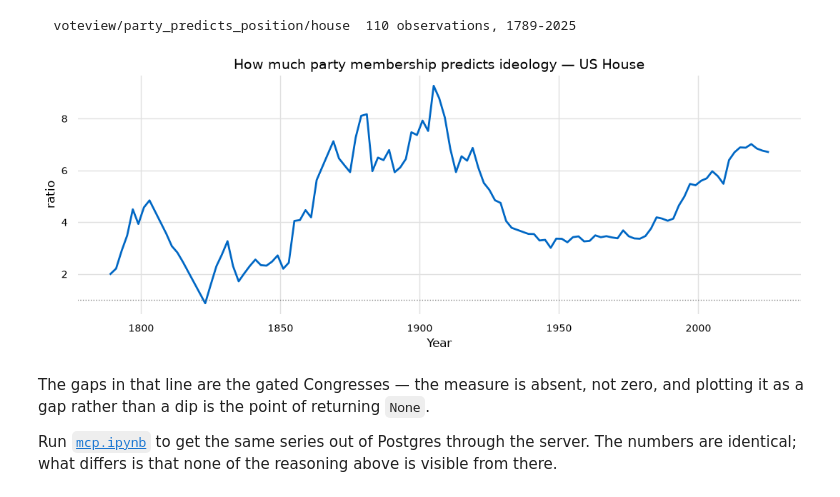
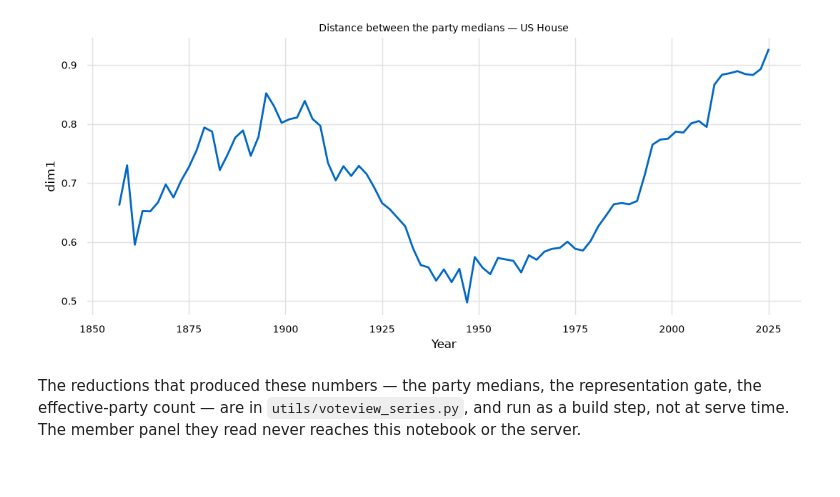
Before and after one commit to glyfish/meida, a Jupyter notebook: notebooks/voteview/client.ipynb, the cells around one changed output. Cells and saved outputs as stored; diff of their text form; code cells hidden in the pictures.

```diff
--- a/notebooks/voteview/client.ipynb
+++ b/notebooks/voteview/client.ipynb
@@ -121,0 +31,8 @@ The same call the loader makes, then straight to a figure.
+# %%
+async with TimeSeriesSourceClient() as store:
+    refs = await store.list_series(source="voteview")
+
+print(f"{len(refs)} Voteview series\n")
+for r in refs:
+    print(f"  {r.native_id:42s} {r.frequency:9s} "
+          f"{r.observation_start}..{r.observation_end}")
@@ -121,0 +55,12 @@ The same call the loader makes, then straight to a figure.
+# %%
+async with TimeSeriesSourceClient() as store:
+    gap = await store.get_series("voteview", "voteview/median_gap/house")
+
+print(gap.title)
+print(f"  {gap.units} | {gap.observation_count} observations "
+      f"| {gap.observation_start}..{gap.observation_end}")
+print(f"  due {str(gap.expires_at)[:10]} | stale={gap.stale}")
+
+first = gap.observations[0]
+print(f"\n  first observation : {first!r}")
+print(f"  value type        : {type(first.value).__name__}")
@@ -122,25 +141,17 @@ The same call the loader makes, then straight to a figure.
 # %%
-record = vs.build_series("party_predicts_position", "House", scores=panel)
-years = [int(o["date"][:4]) for o in record["observations"]]
-values = [float(o["value"]) for o in record["observations"]]
+years = [int(o.date[:4]) for o in gap.observations]
+values = [float(o.value) for o in gap.observations]
 
-print(f"  {record['native_id']}  {record['observation_count']} observations, "
-      f"{record['observation_start'][:4]}-{record['observation_end'][:4]}")
-
-fig, ax = pyplot.subplots(figsize=(11, 4.5))
-ax.plot(years, values, lw=2)
-ax.axhline(1, color="grey", ls=":", lw=1)
-ax.set_xlabel("Year"); ax.set_ylabel(record["units"])
-ax.set_title(record["title"])
-fig.tight_layout()
+figure, axis = pyplot.subplots(figsize=(11, 5))
+axis.plot(years, values, lw=2)
+axis.set_title(gap.title, fontsize=10)
+axis.set_xlabel("Year")
+axis.set_ylabel(gap.units)
+figure.tight_layout()
 # %% [output]
-  voteview/party_predicts_position/house  110 observations, 1789-2025
-[figure, old version]
+[figure, new version]
-# %% [markdown]
-The gaps in that line are the gated Congresses — the measure is absent, not
-zero, and plotting it as a gap rather than a dip is the point of returning
-`None`.
-
-Run [`mcp.ipynb`](mcp.ipynb) to get the same series out of Postgres through the
-server. The numbers are identical; what differs is that none of the reasoning
-above is visible from there.
+# %% [markdown]
+The reductions that produced these numbers — the party medians, the
+representation gate, the effective-party count — are in
+`utils/voteview_series.py`, and run as a build step, not at serve time. The
+member panel they read never reaches this notebook or the server.
```
Also changed, not shown: parts of 22 cells of this notebook, 4 other files.
